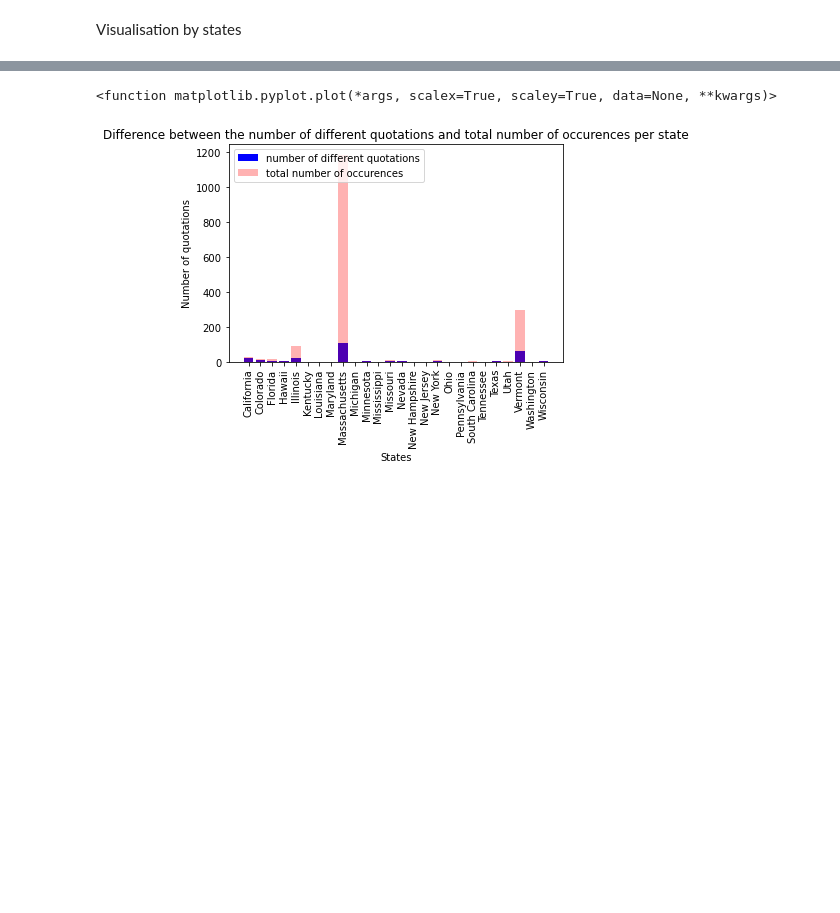
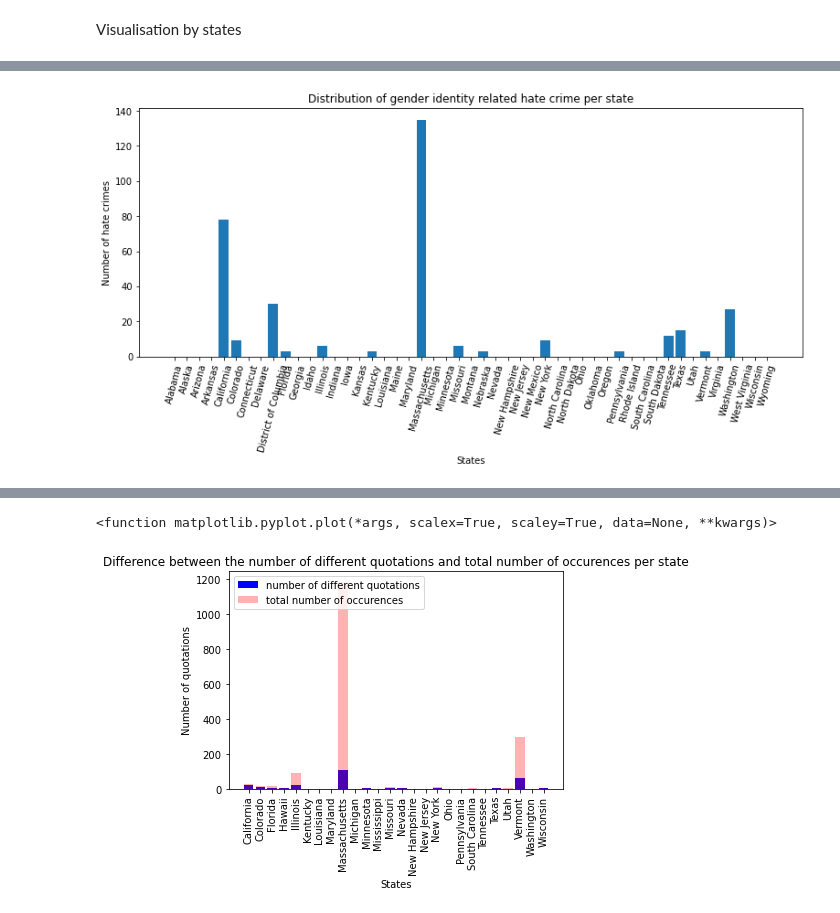
Before and after one commit to epfl-ada/ada-2021-project-ada_group_project, a Jupyter notebook: basic_exploration.ipynb, the cells around one changed output, grey strips where cells are left out. Cells and saved outputs as stored; diff of their text form; code cells hidden in the pictures; blank space fills up the shorter version.

```diff
--- a/basic_exploration.ipynb
+++ b/basic_exploration.ipynb
@@ -105,0 +157,11 @@ Name: state_x, dtype: int64
+# %%
+#same plot but for gender identity
+plt.figure(figsize=(13,5))
+plt.bar(nb_hc.index, nb_hc.gender_identity)
+plt.xlabel('States')
+plt.ylabel('Number of hate crimes')
+plt.title('Distribution of gender identity related hate crime per state')
+plt.xticks(rotation = 75)
+plt.show()
+# %% [output]
+[figure, added]
```
Also changed, not shown: parts of 15 cells of this notebook, 1 other file.
